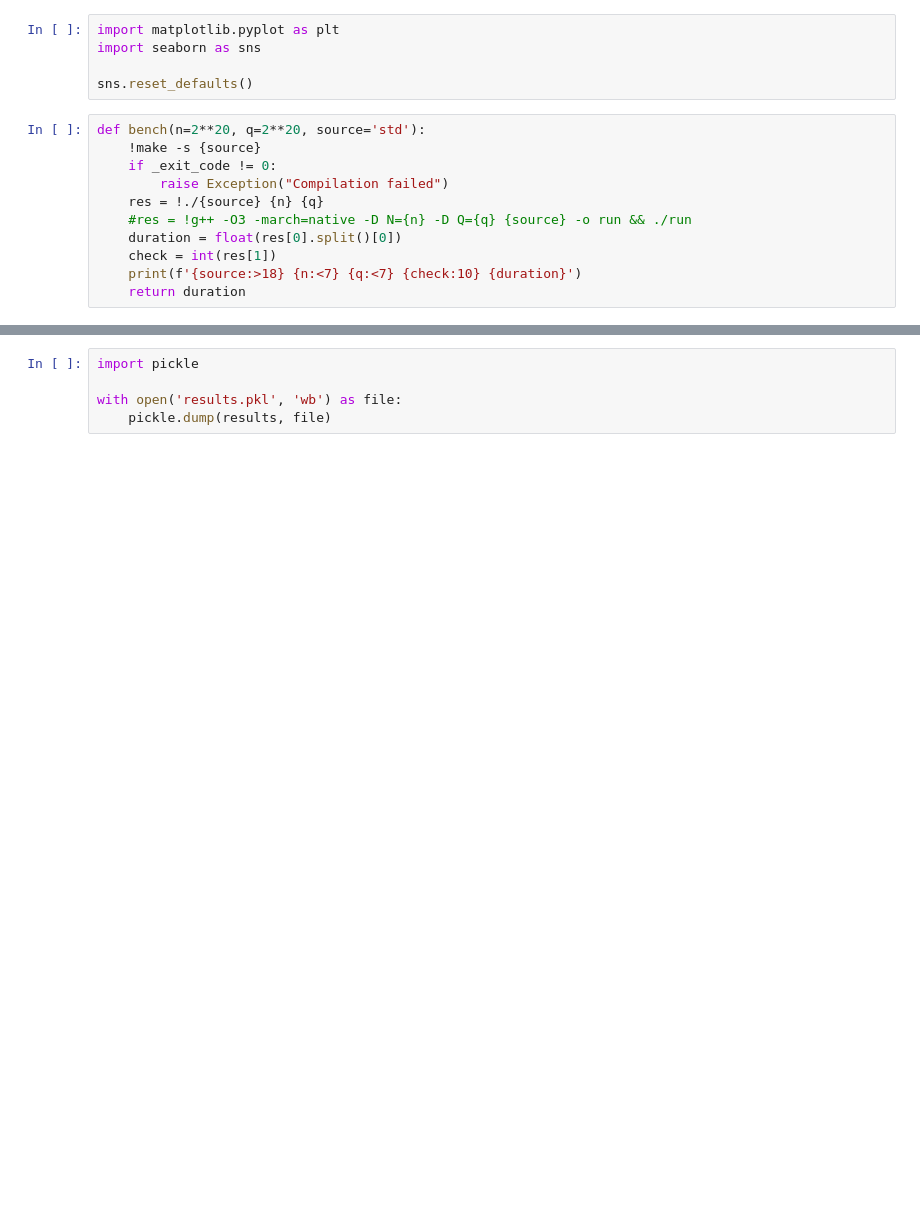
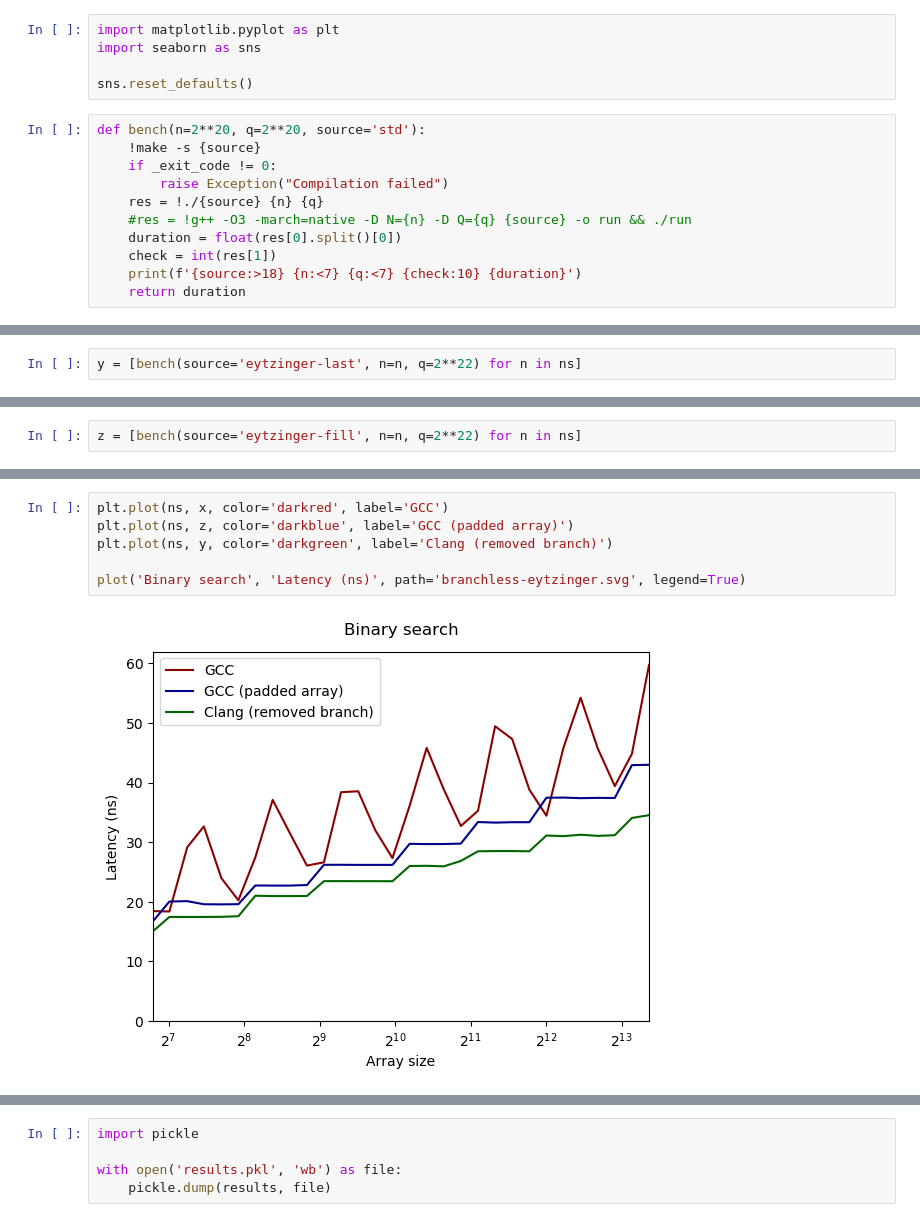
Before and after one commit to sslotin/amh-code, a Jupyter notebook: binsearch/plot.ipynb, the cells around one changed output, grey strips where cells are left out. Drawn from its saved outputs; the diff is of its cells as text; blank space fills up the shorter version.

```diff
--- a/binsearch/plot.ipynb
+++ b/binsearch/plot.ipynb
@@ -16,0 +38,2 @@ def bench(n=2**20, q=2**20, source='std'):
+# %%
+y = [bench(source='eytzinger-last', n=n, q=2**22) for n in ns]
@@ -16,0 +58,2 @@ def bench(n=2**20, q=2**20, source='std'):
+# %%
+z = [bench(source='eytzinger-fill', n=n, q=2**22) for n in ns]
@@ -16,0 +107,8 @@ def bench(n=2**20, q=2**20, source='std'):
+# %%
+plt.plot(ns, x, color='darkred', label='GCC')
+plt.plot(ns, z, color='darkblue', label='GCC (padded array)')
+plt.plot(ns, y, color='darkgreen', label='Clang (removed branch)')
+
+plot('Binary search', 'Latency (ns)', path='branchless-eytzinger.svg', legend=True)
+# %% [output]
+[figure, added]
```
Also changed, not shown: parts of 12 cells of this notebook, 4 other files.
